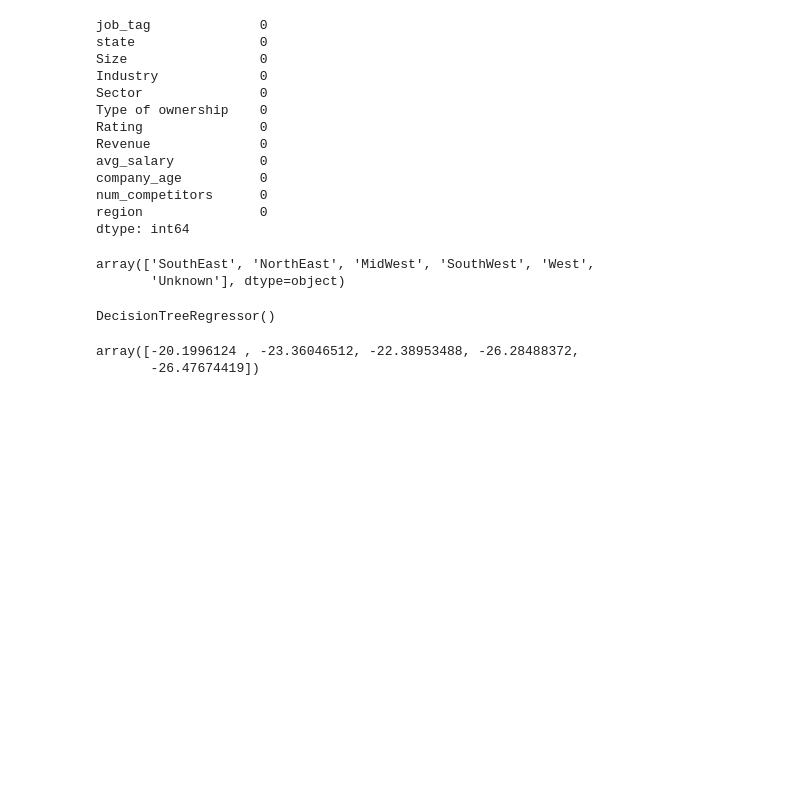
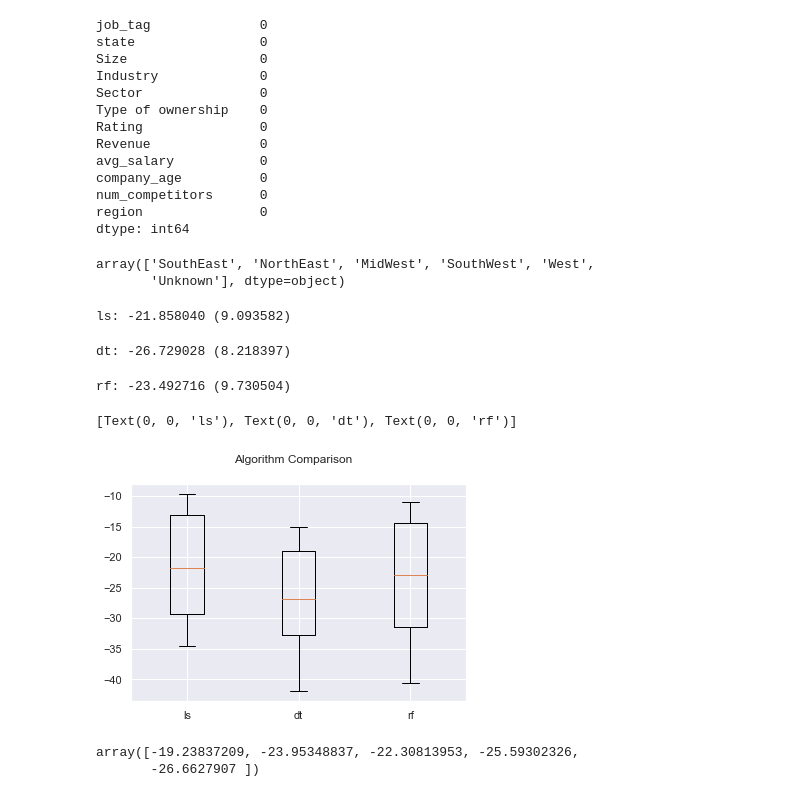
Before and after one commit to enwokoye94/DS-Salary-Analysis, a Jupyter notebook: ML modeling.ipynb, the cells around one changed output. Drawn from its saved outputs; the diff is of its cells as text; code cells hidden in the pictures; blank space fills up the shorter version.

Commit message:
modeling and evaluating

```diff
--- a/ML modeling.ipynb
+++ b/ML modeling.ipynb
@@ -99,38 +99,65 @@ array(['SouthEast', 'NorthEast', 'MidWest', 'SouthWest', 'West',
 # %%
 # linearregression
 # decision tree
 # Random Forrest
 
 
-from sklearn.linear_model import LinearRegression
-from sklearn.model_selection import train_test_split, cross_val_score
+from sklearn.linear_model import LinearRegression, Lasso
+from sklearn.model_selection import train_test_split, cross_val_score, KFold
 from sklearn.tree import DecisionTreeRegressor
 from sklearn.preprocessing import OneHotEncoder
 from sklearn.ensemble import RandomForestRegressor
+from sklearn.naive_bayes import GaussianNB
+from sklearn.svm import SVC
+from sklearn.neighbors import KNeighborsClassifier
+from sklearn.linear_model import LogisticRegression
 
 
+models = []
 
-lr = LinearRegression()
-dt = DecisionTreeRegressor()
-ohe = OneHotEncoder(sparse=False)
-rf = RandomForestRegressor()
+
+# models.append(('lr', LinearRegression()))
+models.append(('ls', Lasso()))
+# models.append(('LR', LogisticRegression()))
+models.append(('dt', DecisionTreeRegressor()))
+# models.append(('KNN', KNeighborsClassifier()))
+# models.append(('NB', GaussianNB()))
+# models.append(('SVM', SVC()))
+# models.append(('ohe', OneHotEncoder(sparse=False)))
+models.append(('rf', RandomForestRegressor()))
 
 model_df = pd.get_dummies(model_df)
 X = model_df.drop('avg_salary', axis = 1)
 y = model_df['avg_salary']
 
-# X = ohe.fit_transform(X)
 
+results = []
+names = []
 
-# X.dtypes
-X_train, X_test, y_train, y_test = train_test_split(X, y, test_size=.28, random_state=42)
+for name, model in models:
+    kfold = KFold(n_splits=10, random_state = 42)
+    cv_results = cross_val_score(model, X, y, cv=kfold, scoring ='neg_mean_absolute_error')
+    results.append(cv_results)
+    names.append(name)
+    msg = "%s: %f (%f)" % (name, cv_results.mean(), cv_results.std())
+    print(msg)
+# boxplot algorithm comparison
+fig = plt.figure()
+fig.suptitle('Algorithm Comparison')
+ax = fig.add_subplot(111)
+plt.boxplot(results)
+ax.set_xticklabels(names)
 
-lr.fit(X_train, y_train)
-dt.fit(X_train, y_train)
+# lr.fit(X_train, y_train)
+# dt.fit(X_train, y_train)
 # %% [output]
-DecisionTreeRegressor()
+ls: -21.858040 (9.093582)
+dt: -26.729028 (8.218397)
+rf: -23.492716 (9.730504)
+[Text(0, 0, 'ls'), Text(0, 0, 'dt'), Text(0, 0, 'rf')]
+[figure, added]
 # %%
 cross_val_score(dt, X_train, y_train, scoring = 'neg_mean_absolute_error', cv=5)
 # %% [output]
-array([-20.1996124 , -23.36046512, -22.38953488, -26.28488372,
-       -26.47674419])
+array([-19.23837209, -23.95348837, -22.30813953, -25.59302326,
+       -26.6627907 ])
```
Also changed, not shown: parts of 1 cell of this notebook.
